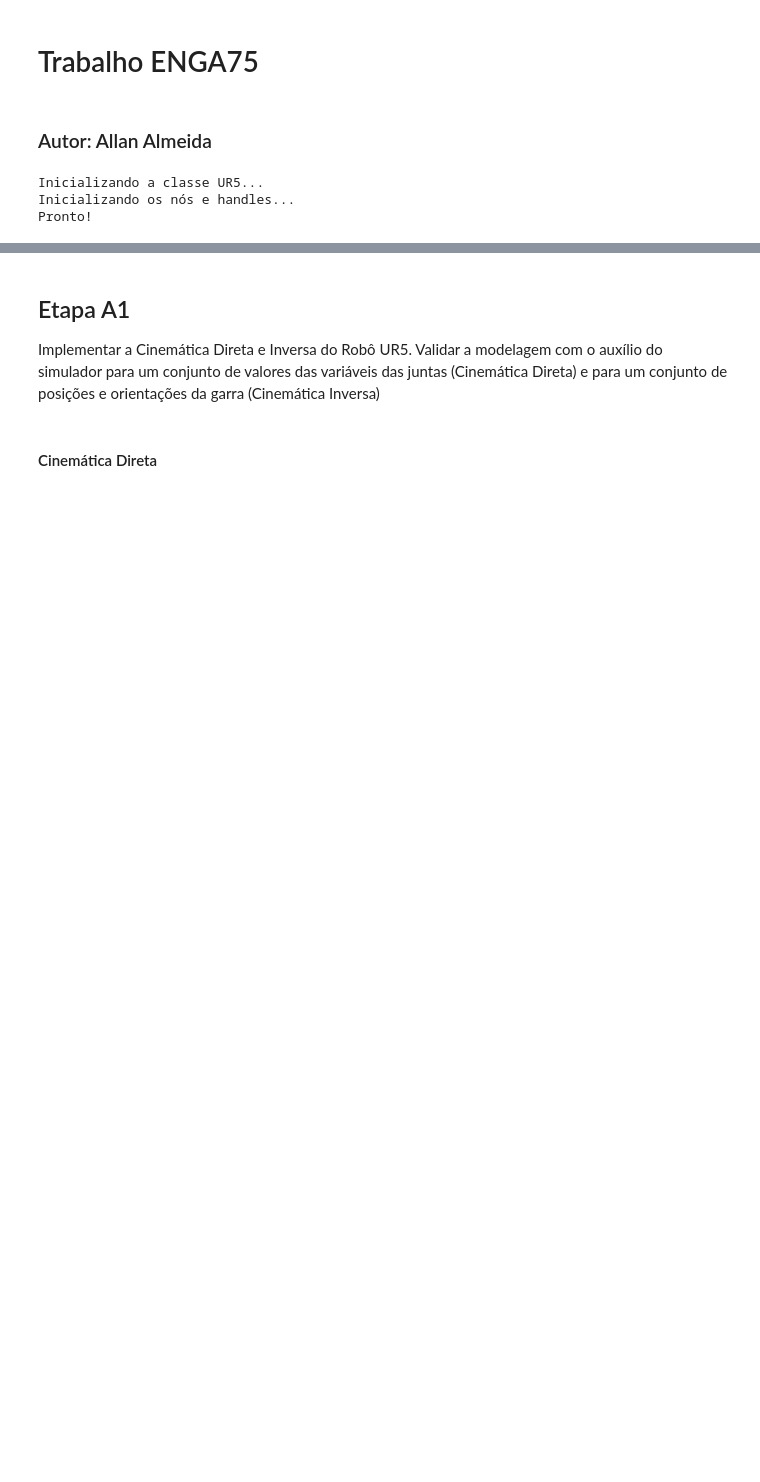
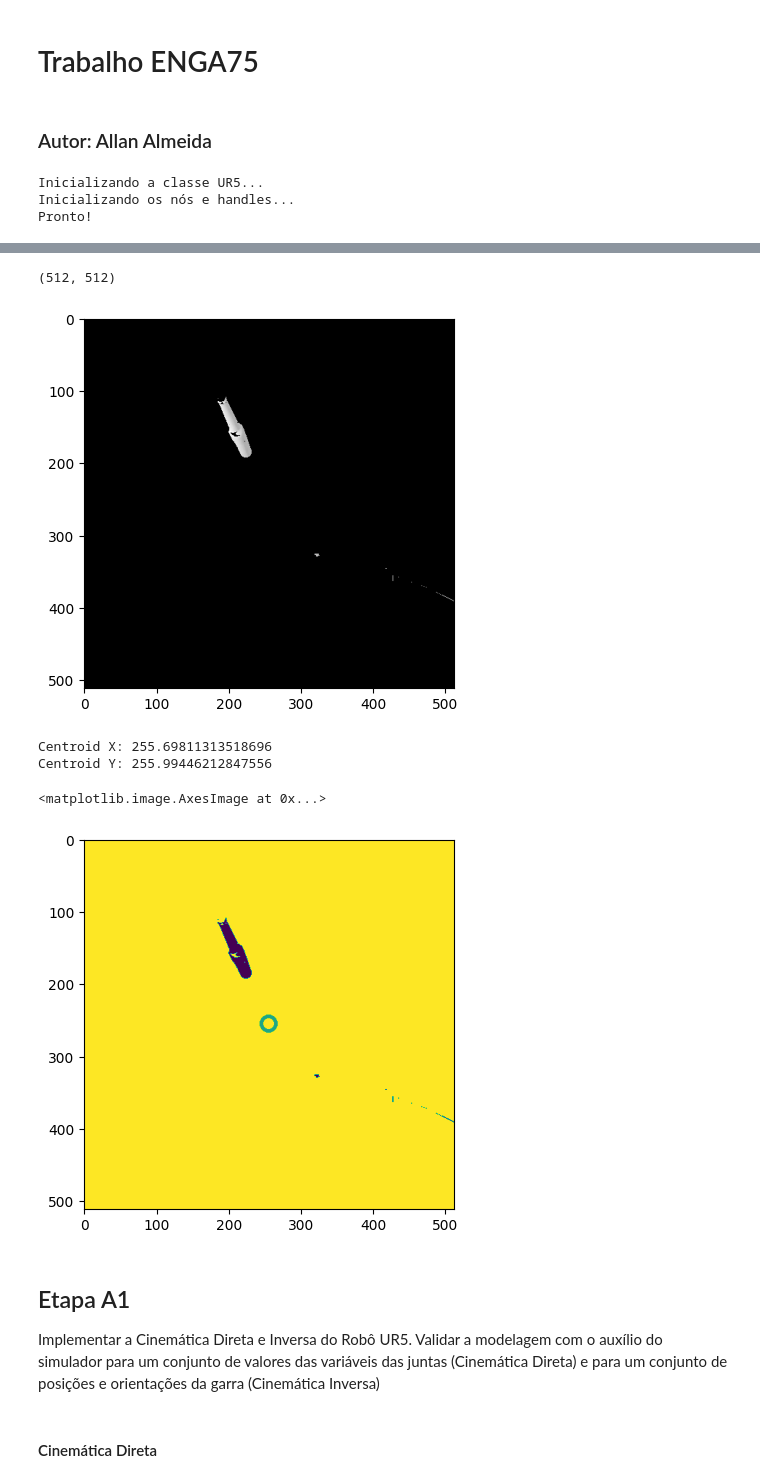
Before and after one commit to lar-deeufba/ur5-pick-and-place-webots, a Jupyter notebook: trabalho.ipynb, the cells around one changed output, grey strips where cells are left out. Saved outputs shown, nothing was run; the diff lists cells and outputs as text; code cells hidden in the pictures; blank space fills up the shorter version.

```diff
--- a/trabalho.ipynb
+++ b/trabalho.ipynb
@@ -34,3 +26,50 @@ plt.imshow(green_image)
+# %%
+import cv2
+from skimage import measure
+bgr_image = cv2.cvtColor(original_img, cv2.COLOR_RGB2BGR)
+# Define the lower and upper bounds for the green color range
+lower_green = np.array([0, 60, 0], dtype=np.uint8)
+upper_green = np.array([50, 255, 100], dtype=np.uint8)
+mask = cv2.inRange(bgr_image, lower_green, upper_green)
+green_image = cv2.bitwise_and(bgr_image, bgr_image, mask=mask)
+green_image = cv2.cvtColor(green_image, cv2.COLOR_BGR2RGB)
+final_img = cv2.cvtColor(green_image, cv2.COLOR_RGB2GRAY)
+print(final_img.shape)
+plt.imshow(final_img, cmap='gray')
+plt.show()
+# Apply thresholding to segment the bottle from the background
+_, thresholded = cv2.threshold(final_img, 0, 255, cv2.THRESH_BINARY_INV + cv2.THRESH_OTSU)
+# Threshold the image to convert it to binary (0 or 1)
+binary_image = thresholded > 0
+
+# Label connected components in the binary image
+labels = measure.label(binary_image)
+
+# Find the label corresponding to the largest connected component (assuming it's the bottle)
+largest_label = np.argmax(np.bincount(labels.flat)[1:]) + 1
+
+# Create a mask for the largest connected component
+largest_component_mask = labels == largest_label
+
+# Apply the mask to the original grayscale image to extract the bottle
+bottle_image = thresholded.copy()
+bottle_image[~largest_component_mask] = 0
+
+# Find the centroid of the largest connected component (bottle)
+props = measure.regionprops(largest_component_mask.astype(np.uint8))
+centroid = props[0].centroid
+
+# Print the centroid coordinates
+print("Centroid X:", centroid[1])
+print("Centroid Y:", centroid[0])
+plt.imshow(cv2.circle(thresholded, (int(centroid[1]), int(centroid[0])), 10, (150, 0, 0), 3))
+# %% [output]
+(512, 512)
+[figure, added]
+Centroid X: 255.69811313518696
+Centroid Y: 255.99446212847556
+<matplotlib.image.AxesImage at 0x...>
+[figure, added]
 # %% [markdown]
 ## Etapa A1
 
```
Also changed, not shown: parts of 14 cells of this notebook, 2 other files.
